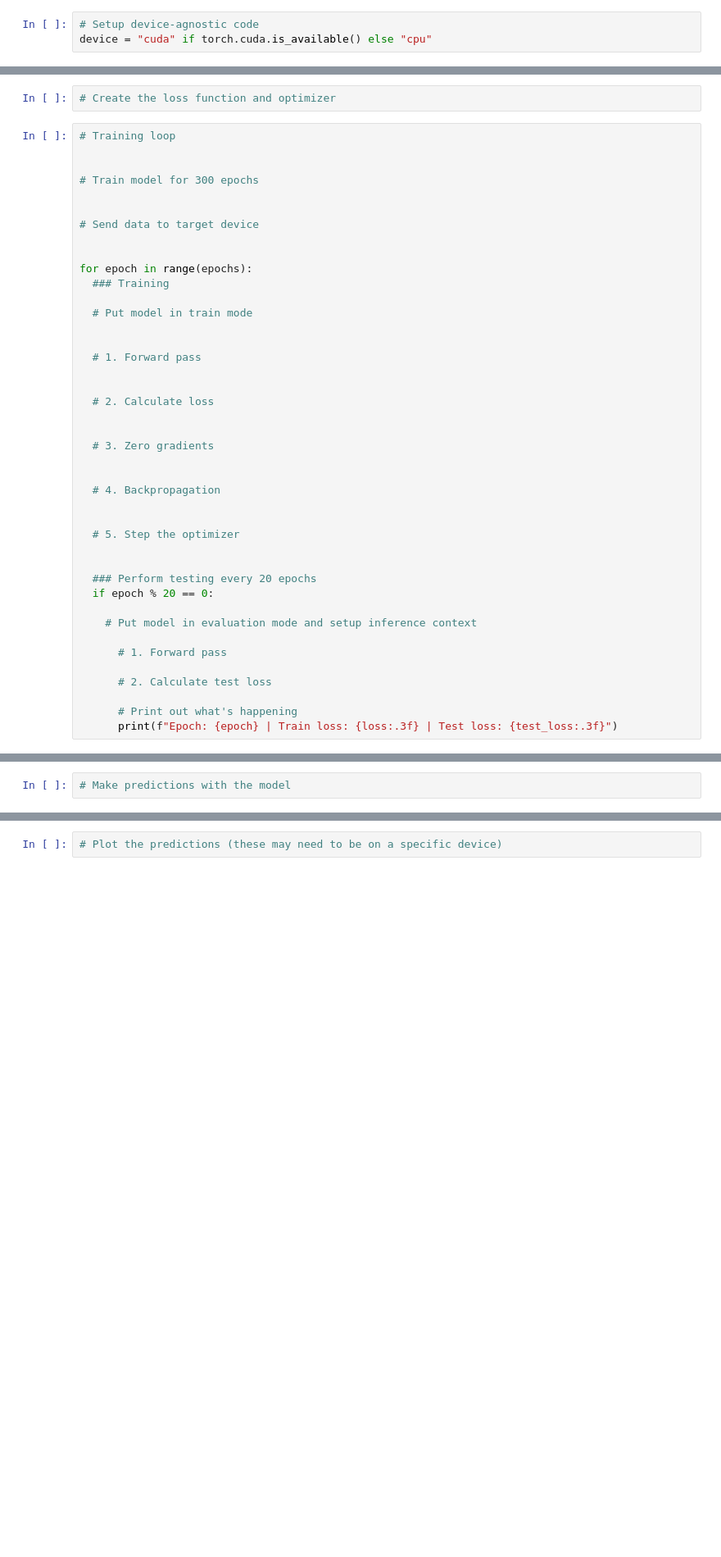
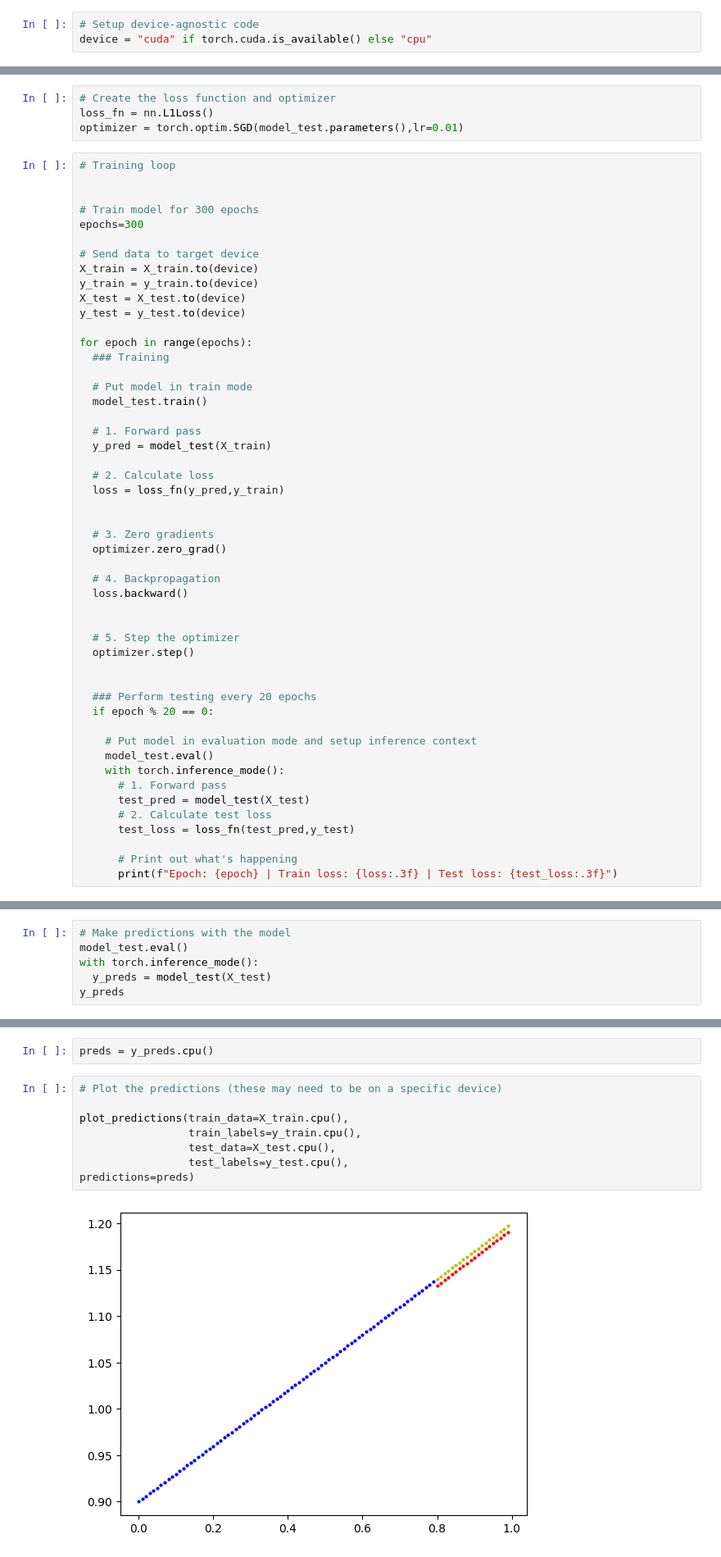
Before and after one commit to SanjaySaatyaki/pytorch_4_ml_dl, a Jupyter notebook: exercises/01_pytorch_workflow_exercises.ipynb, the cells around one changed output, grey strips where cells are left out. Shown at 82% size. Cells and saved outputs as stored; diff of their text form; blank space fills up the shorter version.

```diff
--- a/exercises/01_pytorch_workflow_exercises.ipynb
+++ b/exercises/01_pytorch_workflow_exercises.ipynb
@@ -78,45 +128,55 @@ y: tensor([0.9300, 0.9330, 0.9360, 0.9390, 0.9420, 0.9450, 0.9480, 0.9510, 0.954
   * The training loop should test the model on the test dataset every 20 epochs.
 # %%
 # Create the loss function and optimizer
+loss_fn = nn.L1Loss()
+optimizer = torch.optim.SGD(model_test.parameters(),lr=0.01)
 # %%
 # Training loop
 
 
 # Train model for 300 epochs
-
+epochs=300
 
 # Send data to target device
-
+X_train = X_train.to(device)
+y_train = y_train.to(device)
+X_test = X_test.to(device)
+y_test = y_test.to(device)
 
 for epoch in range(epochs):
   ### Training
 
   # Put model in train mode
-
+  model_test.train()
 
   # 1. Forward pass
-
+  y_pred = model_test(X_train)
 
   # 2. Calculate loss
+  loss = loss_fn(y_pred,y_train)
 
 
   # 3. Zero gradients
-
+  optimizer.zero_grad()
 
   # 4. Backpropagation
+  loss.backward()
 
 
   # 5. Step the optimizer
+  optimizer.step()
 
 
   ### Perform testing every 20 epochs
   if epoch % 20 == 0:
 
     # Put model in evaluation mode and setup inference context
-
+    model_test.eval()
+    with torch.inference_mode():
       # 1. Forward pass
-
+      test_pred = model_test(X_test)
       # 2. Calculate test loss
+      test_loss = loss_fn(test_pred,y_test)
 
       # Print out what's happening
       print(f"Epoch: {epoch} | Train loss: {loss:.3f} | Test loss: {test_loss:.3f}")
@@ -125,3 +201,7 @@ for epoch in range(epochs):
   * Visualize these predictions against the original training and testing data (**note:** you may need to make sure the predictions are *not* on the GPU if you want to use non-CUDA-enabled libraries such as matplotlib to plot).
 # %%
 # Make predictions with the model
+model_test.eval()
+with torch.inference_mode():
+  y_preds = model_test(X_test)
+y_preds
@@ -128,5 +212,15 @@ for epoch in range(epochs):
+# %%
+preds = y_preds.cpu()
 # %%
 # Plot the predictions (these may need to be on a specific device)
+
+plot_predictions(train_data=X_train.cpu(),
+                 train_labels=y_train.cpu(),
+                 test_data=X_test.cpu(),
+                 test_labels=y_test.cpu(),
+predictions=preds)
+# %% [output]
+[figure, added]
 # %% [markdown]
 ## 5. Save your trained model's `state_dict()` to file.
   * Create a new instance of your model class you made in 2. and load in the `state_dict()` you just saved to it.
```
Also changed, not shown: parts of 12 cells of this notebook.
